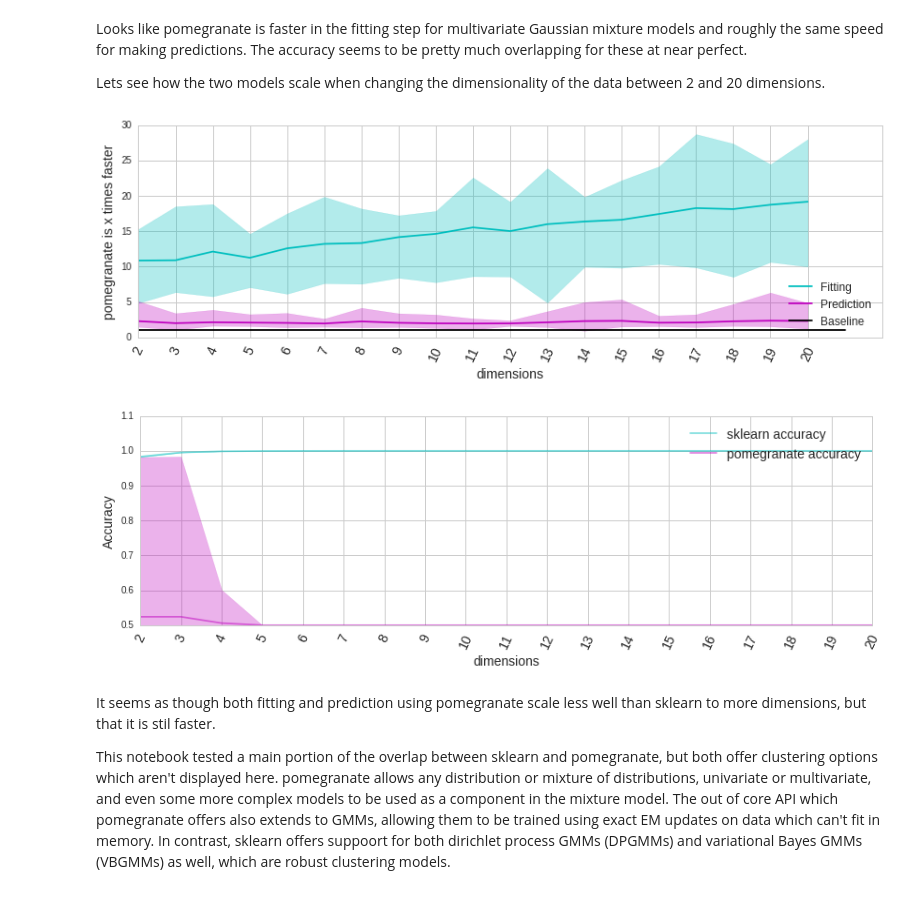
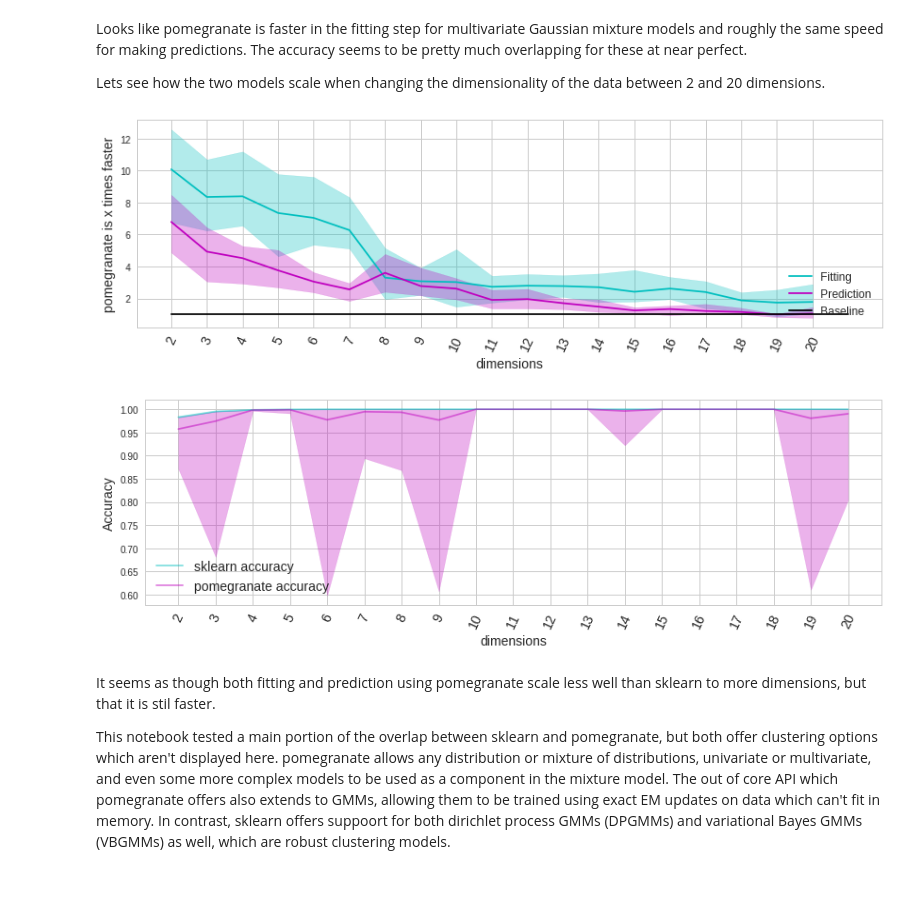
Before and after one commit to jmschrei/pomegranate, a Jupyter notebook: benchmarks/pomegranate_vs_sklearn_gmm.ipynb, the cells around one changed output. Cells and saved outputs as stored; diff of their text form; code cells hidden in the pictures.

```diff
--- a/benchmarks/pomegranate_vs_sklearn_gmm.ipynb
+++ b/benchmarks/pomegranate_vs_sklearn_gmm.ipynb
@@ -117,7 +117,7 @@ The lines show the mean of the plotted value, and the bounds show the minimum an
 
 Lets now look at Gaussian datasets with two components when running Gaussian Mixture Models. We'll look at how many times faster pomegranate is, which means that values > 1 show pomegranate is faster and < 1 show pomegranate is slower. Lets also look at the accuracy of both algorithms. Accuracy should be roughly the same, but different, since both have different random initialization points. The measured the time is the time it takes to do a single iteration of EM.
 # %%
-def evaluate_models( skl, pom ):
+def evaluate_models():
     sizes = numpy.around( numpy.exp( numpy.arange(8, 16) ) ).astype('int')
     n, m = sizes.shape[0], 20
 
@@ -128,6 +128,9 @@ def evaluate_models( skl, pom ):
     for i in range(m):
         for j, size in enumerate(sizes):
             X, y = create_dataset( size, 1, 2 )
+
+            pom = GeneralMixtureModel( NormalDistribution, n_components=2 )
+            skl = GMM( n_components=3, n_iter=1 )
 
             # bench fit times
             tic = time.time()
@@ -158,7 +161,5 @@ def evaluate_models( skl, pom ):
     predict = skl_predict / pom_predict
     plot(fit, predict, skl_error, pom_error, sizes, "samples per component")
 
-pom = GeneralMixtureModel( NormalDistribution, n_components=2 )
-skl = GMM( n_components=3, n_iter=1 )
-evaluate_models( skl, pom )
+evaluate_models()
 # %% [output]
@@ -273,6 +274,8 @@ Looks like pomegranate is faster in the fitting step for multivariate Gaussian m
 
 Lets see how the two models scale when changing the dimensionality of the data between 2 and 20 dimensions.
 # %%
+numpy.set_printoptions(suppress=True, linewidth=200)
+
 def evaluate_models():
     sizes = numpy.arange(2, 21).astype('int')
     n, m = sizes.shape[0], 20
@@ -281,46 +284,46 @@ def evaluate_models():
     skl_fit, pom_fit = numpy.zeros((m, n)), numpy.zeros((m, n))
     skl_error, pom_error = numpy.zeros((m, n)), numpy.zeros((m, n))
 
-    pom = GeneralMixtureModel( MultivariateGaussianDistribution, n_components=2 )
-    skl = GMM( n_components=2, n_iter=1 )
-
     for i in range(m):
         for j, size in enumerate(sizes):
-            X, y = create_dataset( 50000, size, 2 )
+            X, y = create_dataset(50000, size, 2)
+
+            pom = GeneralMixtureModel(MultivariateGaussianDistribution, n_components=2)
+            skl = GMM( n_components=2, n_iter=1 )
 
             # bench fit times
             tic = time.time()
             skl.fit( X )
             skl_fit[i, j] = time.time() - tic
 
             tic = time.time()
             pom.fit( X, max_iterations=1 )
             pom_fit[i, j] = time.time() - tic
 
             # bench predict times
             tic = time.time()
             skl_predictions = skl.predict( X )
             skl_predict[i, j] = time.time() - tic
 
             tic = time.time()
             pom_predictions = pom.predict( X )
             pom_predict[i, j] = time.time() - tic
 
             # check number wrong
             skl_e = (y != skl_predictions).mean()
             pom_e = (y != pom_predictions).mean()
 
             skl_error[i, j] = min(skl_e, 1-skl_e)
             pom_error[i, j] = min(pom_e, 1-pom_e)
 
     fit = skl_fit / pom_fit
     predict = skl_predict / pom_predict
     plot(fit, predict, skl_error, pom_error, sizes, "dimensions")
 
 evaluate_models()
 # %% [output]
-[figure, old version]
+[figure, new version]
-[figure, old version]
+[figure, new version]
 # %% [markdown]
 It seems as though both fitting and prediction using pomegranate scale less well than sklearn to more dimensions, but that it is stil faster.
 
```
Also changed, not shown: parts of 4 cells of this notebook.
